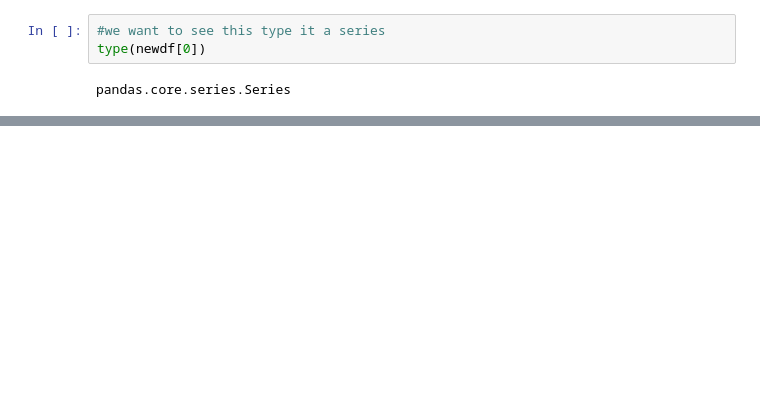
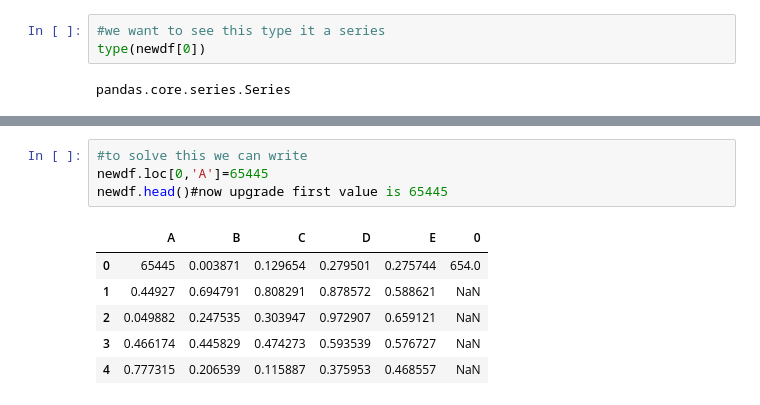
Before and after one commit to arman-hossain45/MACHINE_LEARNING-LIB-ALGO-, a Jupyter notebook: pandas/pandas.ipynb, the cells around one changed output, grey strips where cells are left out. Drawn from its saved outputs; the diff is of its cells as text; blank space fills up the shorter version.

```diff
--- a/pandas/pandas.ipynb
+++ b/pandas/pandas.ipynb
@@ -391,0 +501,11 @@ newdf.head
+# %%
+#to solve this we can write
+newdf.loc[0,'A']=65445
+newdf.head()#now upgrade first value is 65445
+# %% [output]
+|  | A | B | C | D | E | 0 |
+| 0 | 65445 | 0.003871 | 0.129654 | 0.279501 | 0.275744 | 654.0 |
+| 1 | 0.44927 | 0.694791 | 0.808291 | 0.878572 | 0.588621 | NaN |
+| 2 | 0.049882 | 0.247535 | 0.303947 | 0.972907 | 0.659121 | NaN |
+| 3 | 0.466174 | 0.445829 | 0.474273 | 0.593539 | 0.576727 | NaN |
+| 4 | 0.777315 | 0.206539 | 0.115887 | 0.375953 | 0.468557 | NaN |
```
Also changed, not shown: parts of 29 cells of this notebook, 1 other file.
